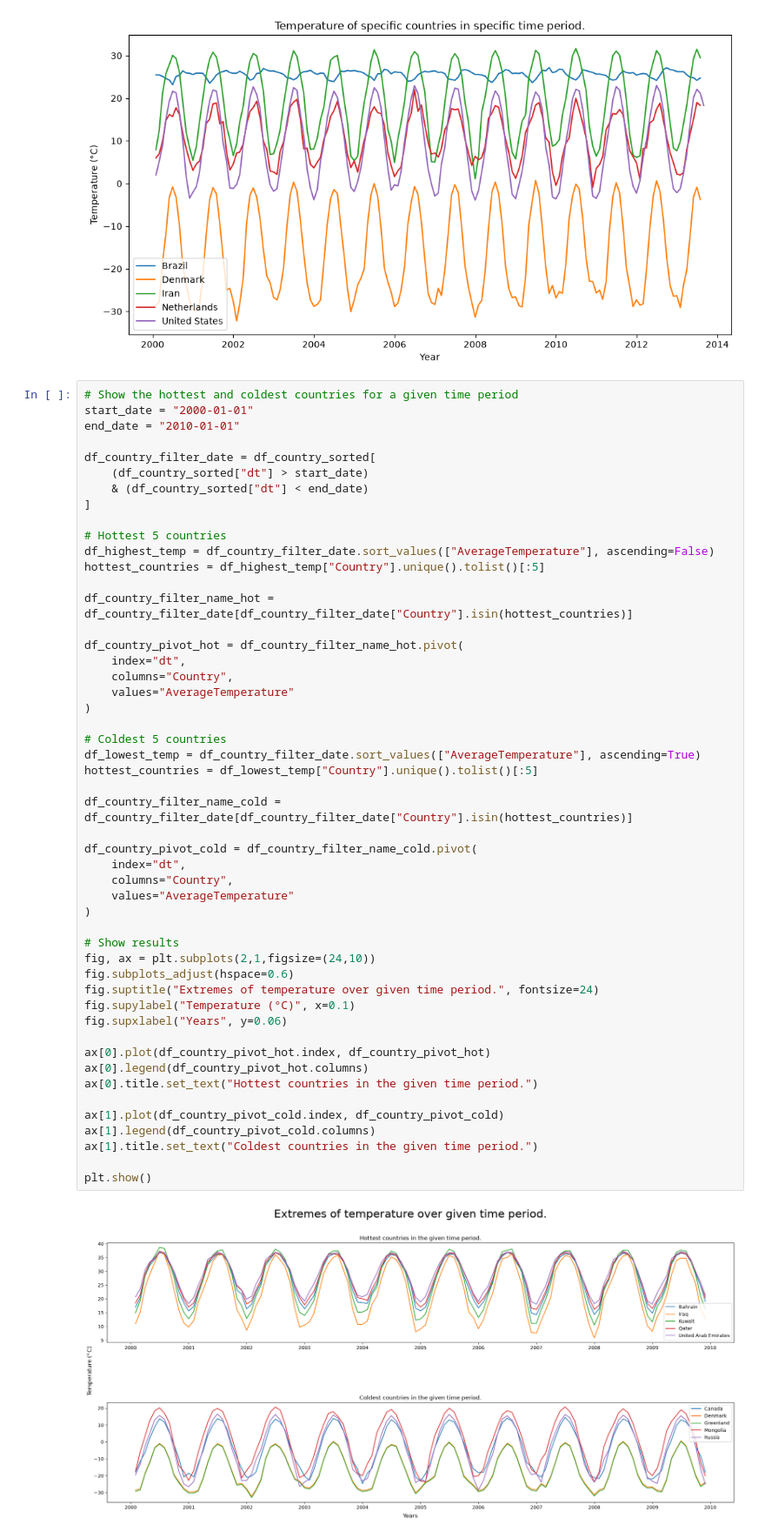
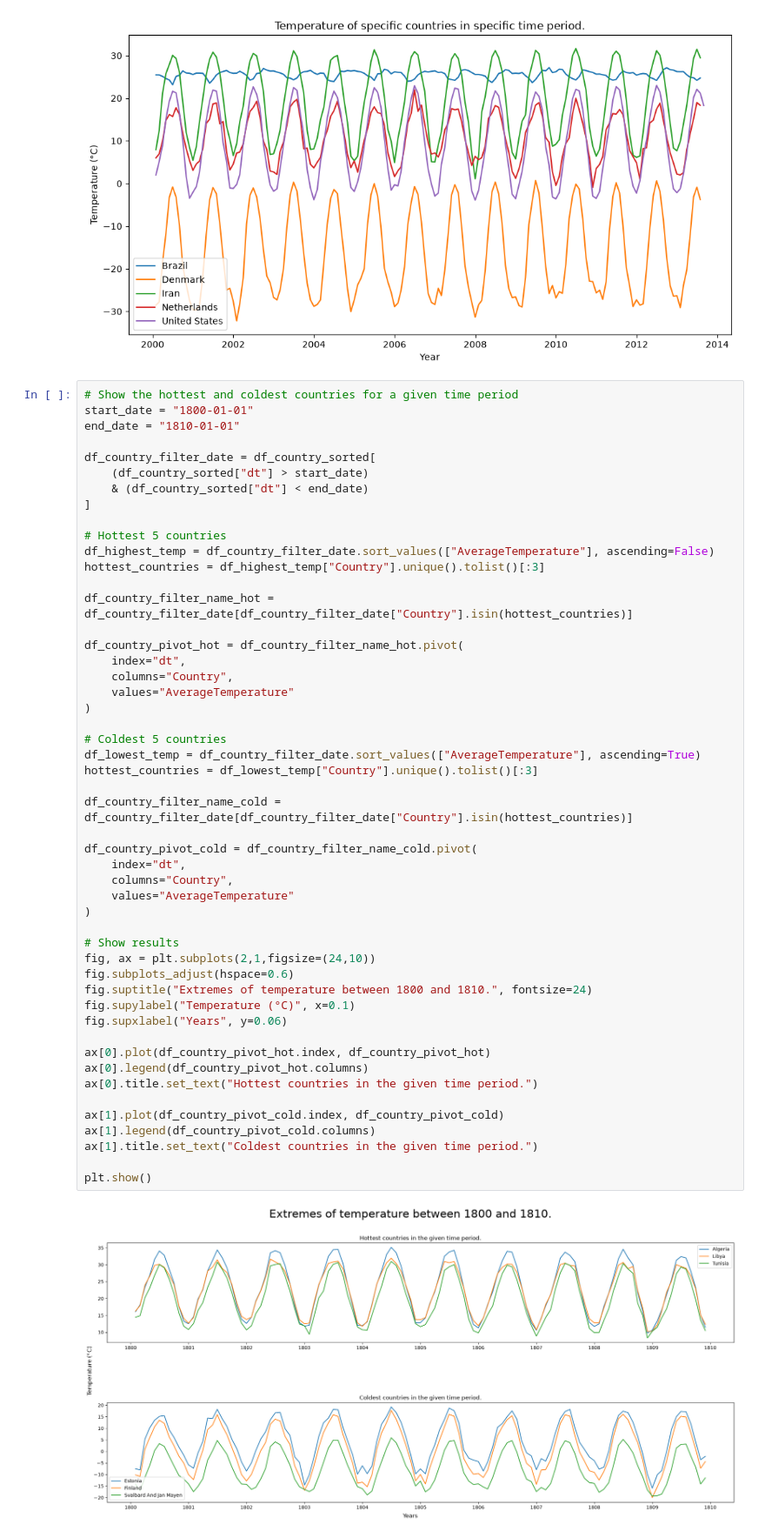
Before and after one commit to TimoWijnen2001/case-climate-watch, a Jupyter notebook: notebooks/04_onderzoek_de_country_dataset.ipynb, the cells around one changed output. Shown at 87% size. Drawn from its saved outputs; the diff is of its cells as text.

```diff
--- a/notebooks/04_onderzoek_de_country_dataset.ipynb
+++ b/notebooks/04_onderzoek_de_country_dataset.ipynb
@@ -52,8 +52,8 @@ plt.show()
 [figure]
 # %%
 # Show the hottest and coldest countries for a given time period
-start_date = "2000-01-01"
-end_date = "2010-01-01"
+start_date = "1800-01-01"
+end_date = "1810-01-01"
 
 df_country_filter_date = df_country_sorted[
     (df_country_sorted["dt"] > start_date)
@@ -62,7 +62,7 @@ df_country_filter_date = df_country_sorted[
 
 # Hottest 5 countries
 df_highest_temp = df_country_filter_date.sort_values(["AverageTemperature"], ascending=False)
-hottest_countries = df_highest_temp["Country"].unique().tolist()[:5]
+hottest_countries = df_highest_temp["Country"].unique().tolist()[:3]
 
 df_country_filter_name_hot = df_country_filter_date[df_country_filter_date["Country"].isin(hottest_countries)]
 
@@ -72,36 +72,36 @@ df_country_pivot_hot = df_country_filter_name_hot.pivot(
     values="AverageTemperature"
 )
 
 # Coldest 5 countries
 df_lowest_temp = df_country_filter_date.sort_values(["AverageTemperature"], ascending=True)
-hottest_countries = df_lowest_temp["Country"].unique().tolist()[:5]
+hottest_countries = df_lowest_temp["Country"].unique().tolist()[:3]
 
 df_country_filter_name_cold = df_country_filter_date[df_country_filter_date["Country"].isin(hottest_countries)]
 
 df_country_pivot_cold = df_country_filter_name_cold.pivot(
     index="dt",
     columns="Country",
     values="AverageTemperature"
 )
 
 # Show results
 fig, ax = plt.subplots(2,1,figsize=(24,10))
 fig.subplots_adjust(hspace=0.6)
-fig.suptitle("Extremes of temperature over given time period.", fontsize=24)
+fig.suptitle("Extremes of temperature between 1800 and 1810.", fontsize=24)
 fig.supylabel("Temperature (°C)", x=0.1)
 fig.supxlabel("Years", y=0.06)
 
 ax[0].plot(df_country_pivot_hot.index, df_country_pivot_hot)
 ax[0].legend(df_country_pivot_hot.columns)
 ax[0].title.set_text("Hottest countries in the given time period.")
 
 ax[1].plot(df_country_pivot_cold.index, df_country_pivot_cold)
 ax[1].legend(df_country_pivot_cold.columns)
 ax[1].title.set_text("Coldest countries in the given time period.")
 
 plt.show()
 # %% [output]
-[figure, old version]
+[figure, new version]
 # %%
 # Filter to the time period of the hottest and coldest temperature recorded.
 # Then show the hottest and coldest countries of that time period.
```
Also changed, not shown: parts of 1 cell of this notebook, 8 other files.
